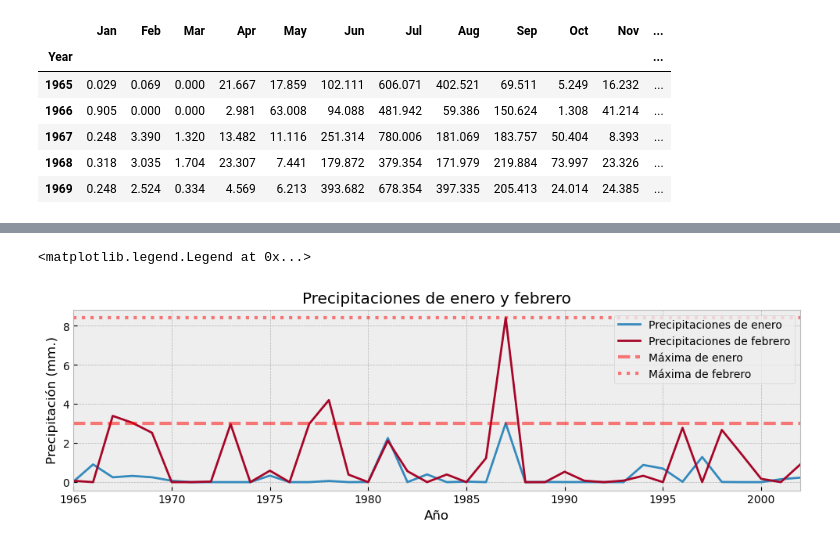
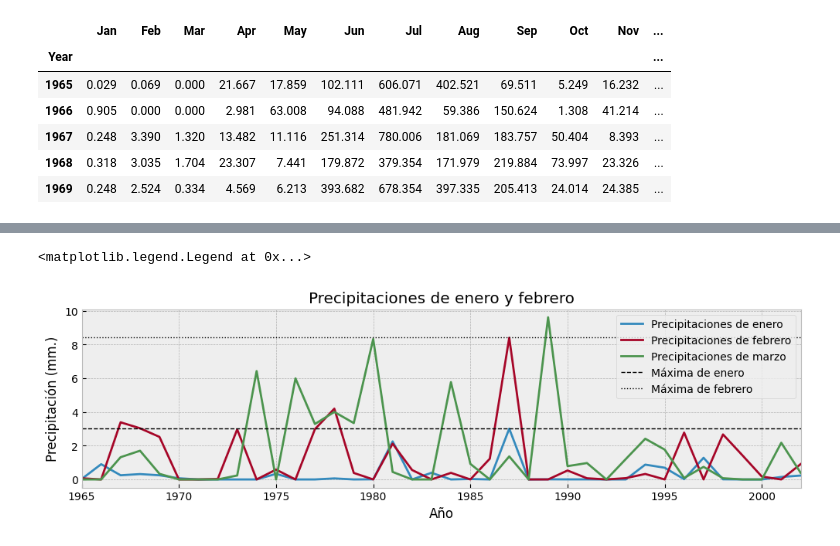
Before and after one commit to xlisouski/CursoDS, a Jupyter notebook: 08_Matplotlib.ipynb, the cells around one changed output, grey strips where cells are left out. Drawn from its saved outputs; the diff is of its cells as text; code cells hidden in the pictures.

```diff
--- a/08_Matplotlib.ipynb
+++ b/08_Matplotlib.ipynb
@@ -56,17 +56,18 @@ fig.savefig("precipitaciones_año.pdf")
 # %%
 # Hago un gráfico con más elementos
 fig, ax = plt.subplots(figsize=(12, 3))
 ax.plot(df_lluvias.index, df_lluvias['Jan'], label='Precipitaciones de enero')
 ax.plot(df_lluvias.index, df_lluvias['Feb'], label='Precipitaciones de febrero', color='C1')
+ax.plot(df_lluvias.index, df_lluvias['Mar'], label='Precipitaciones de marzo', color='#4C944E')
 maximo_enero = df_lluvias['Jan'].max()
 maximo_febrero =  df_lluvias['Feb'].max()
-ax.axhline(maximo_enero, color='red', linestyle='--', alpha=0.5,    linewidth=3, label='Máxima de enero')
-ax.axhline(maximo_febrero, color='red', linestyle=':', alpha=0.5, linewidth=3, label='Máxima de febrero')
+ax.axhline(maximo_enero, color='#000000', linestyle='--', alpha=1,    linewidth=1, label='Máxima de enero')
+ax.axhline(maximo_febrero, color='black', linestyle=':', alpha=1, linewidth=1, label='Máxima de febrero')
 ax.set_xlabel('Año')
 ax.set_ylabel('Precipitación (mm.)')
 ax.set_title('Precipitaciones de enero y febrero')
 ax.set_xlim(df_lluvias.index[0], df_lluvias.index[-1])
 ax.legend()
 # %% [output]
 <matplotlib.legend.Legend at 0x...>
-[figure, old version]
+[figure, new version]
```
